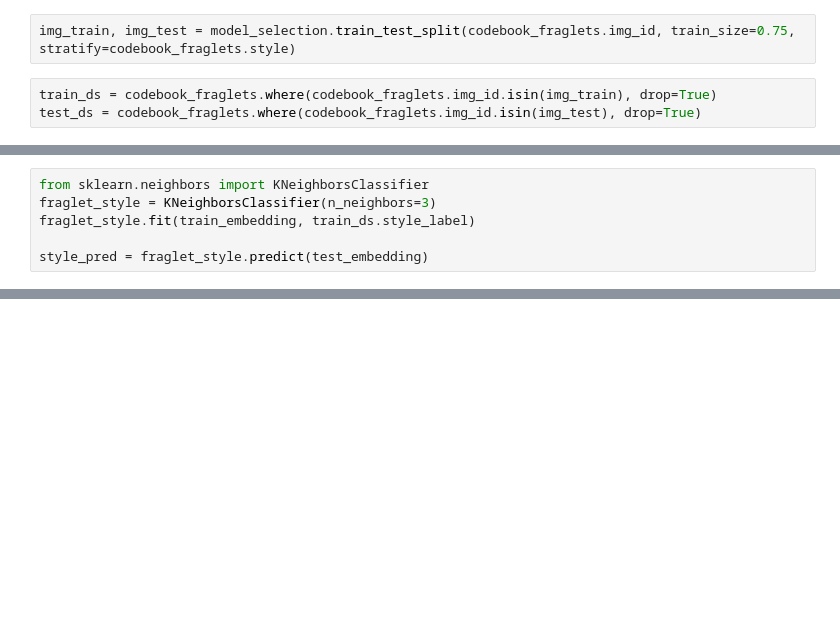
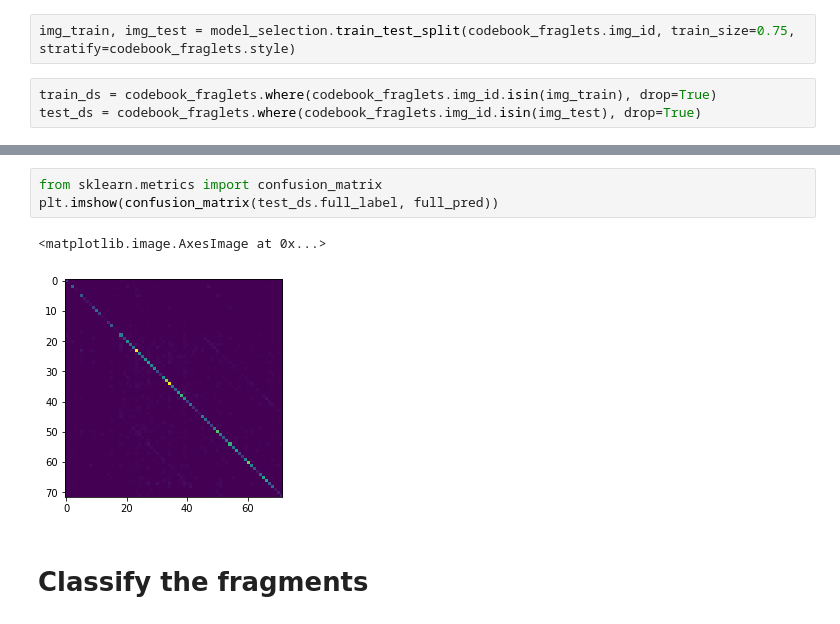
Before and after one commit to rikvegter/handwriting_recognition, a Jupyter notebook: style/scripts/classify.ipynb, the cells around one changed output, grey strips where cells are left out. Drawn from its saved outputs; the diff is of its cells as text; blank space fills up the shorter version.

```diff
--- a/style/scripts/classify.ipynb
+++ b/style/scripts/classify.ipynb
@@ -87,6 +107,0 @@ plt.show()
-# %%
-from sklearn.neighbors import KNeighborsClassifier
-fraglet_style = KNeighborsClassifier(n_neighbors=3)
-fraglet_style.fit(train_embedding, train_ds.style_label)
-
-style_pred = fraglet_style.predict(test_embedding)
@@ -99,0 +135,8 @@ array([[10, 11,  9],
+# %%
+from sklearn.metrics import confusion_matrix
+plt.imshow(confusion_matrix(test_ds.full_label, full_pred))
+# %% [output]
+<matplotlib.image.AxesImage at 0x...>
+[figure, added]
+# %% [markdown]
+# Classify the fragments
```
Also changed, not shown: parts of 25 cells of this notebook, 3 other files.
